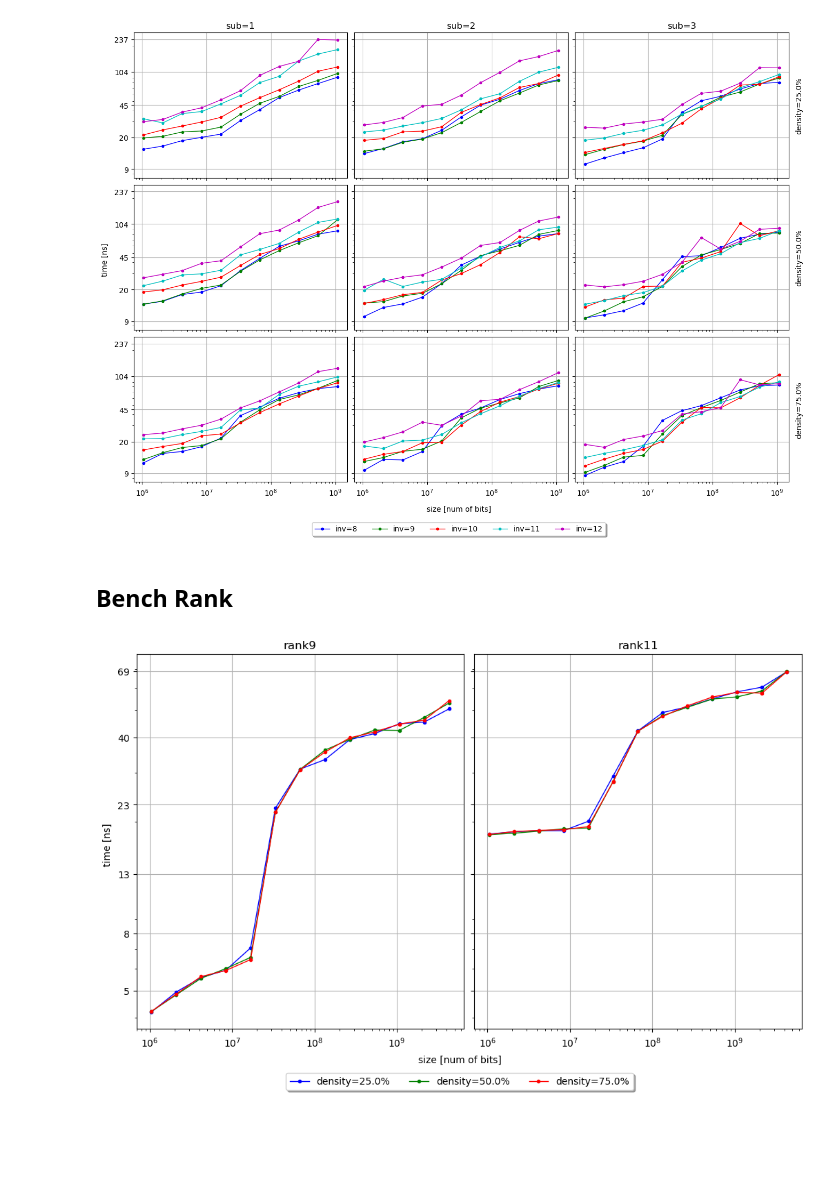
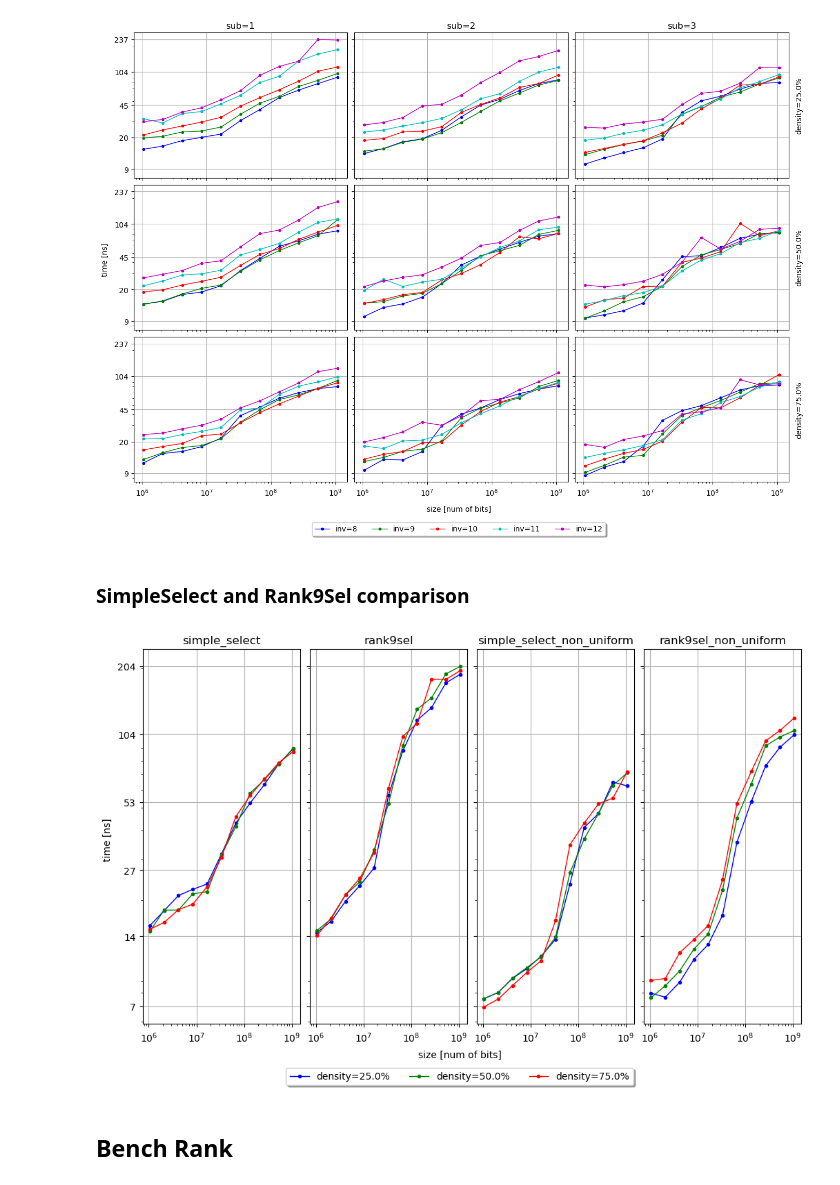
Before and after one commit to vigna/sux-rs, a Jupyter notebook: benches/plot-benches.ipynb, the cells around one changed output. Drawn from its saved outputs; the diff is of its cells as text; code cells hidden in the pictures; blank space fills up the shorter version.

```diff
--- a/benches/plot-benches.ipynb
+++ b/benches/plot-benches.ipynb
@@ -9,5 +69,5 @@ import numpy as np
 # %%
-path = "../target/criterion/select/"
+path = "../target/criterion/select_fixed2/"
 benches_list = []
 
 for dir in os.listdir(path):
@@ -73,5 +133,29 @@ fig.legend(handles=h1, loc='upper center', bbox_to_anchor=(0.5, -0.04), fancybox
 plt.show()
 # %% [output]
 [figure]
+# %% [markdown]
+### SimpleSelect and Rank9Sel comparison
+# %%
+simple_benches = load_benches("../target/criterion/simple_select/")
+rank9sel_benches = load_benches("../target/criterion/rank9sel/")
+
+simple_non_uniform_benches = load_benches("../target/criterion/simple_select_non_uniform/")
+rank9sel_non_uniform_benches = load_benches("../target/criterion/rank9sel_non_uniform/")
+# %%
+# remove rng ovehead
+rng_overhead = json.load(open("../target/criterion/rng_overhead/new/estimates.json"))["mean"]["point_estimate"]
+rng_non_uniform_overhead = json.load(open("../target/criterion/rng_non_uniform_overhead/new/estimates.json"))["mean"]["point_estimate"]
+
+simple_benches["mean"] -= rng_overhead
+rank9sel_benches["mean"] -= rng_overhead
+simple_non_uniform_benches["mean"] -= rng_non_uniform_overhead
+rank9sel_non_uniform_benches["mean"] -= rng_non_uniform_overhead
+# %%
+compare_benches([(simple_benches, "simple_select"),
+                 (rank9sel_benches, "rank9sel"),
+                 (simple_non_uniform_benches, "simple_select_non_uniform"),
+                 (rank9sel_non_uniform_benches, "rank9sel_non_uniform")])
+# %% [output]
+[figure, added]
 # %% [markdown]
 ## Bench Rank
@@ -108,39 +164,0 @@ rank11_benches = load_rank_benches("../target/criterion/rank11/")
-# %%
-colors = ['b','g','r','c','m']
-
-num_of_densities = 3
-
-fig, ax = plt.subplots(1, 2, constrained_layout=True, sharex=True, sharey=True, squeeze=False)
-fig.set_size_inches(10, 6)
-fig.text(0.5, -0.02, 'size [num of bits]', ha='center', va='center')
-fig.text(-0.01, 0.5, 'time [ns]', ha='center', va='center', rotation='vertical')
-
-
-for i, (name, group) in enumerate(rank9_benches.groupby(["dense"])):
-    ax[0,0].plot(group["size"], group["mean"], label=f"density={float(name[0])*100}%",
-                    color=colors[i], marker="o", markersize=3, linewidth=1.0)
-ax[0,0].set_title("rank9")
-ax[0,0].grid(True)
-ax[0,0].set_xscale("log")
-ax[0,0].set_yscale("log")
-
-for i, (name, group) in enumerate(rank11_benches.groupby(["dense"])):
-    ax[0,1].plot(group["size"], group["mean"], label=f"density={float(name[0])*100}%",
-                    color=colors[i], marker="o", markersize=3, linewidth=1.0)
-ax[0,1].set_title("rank11")
-ax[0,1].grid(True)
-ax[0,1].set_xscale("log")
-ax[0,1].set_yscale("log")
-
-means = np.sort(np.concatenate((rank9_benches["mean"].unique(), rank11_benches["mean"].unique()), axis=0))
-ticks = np.logspace(np.log10(means[0]), np.log10(means[-1]), num=6)
-ticks = list(map(lambda x: math.ceil(x), ticks))
-ax[0,0].set_yticks(ticks)
-ax[0,0].set_yticklabels(ticks)
-
-h1, l1 = ax[0,0].get_legend_handles_labels()
-fig.legend(handles=h1, loc='upper center', bbox_to_anchor=(0.5, -0.04), fancybox=True, shadow=True, ncol=5)
-
-plt.show()
-# %% [output]
-[figure, removed]
```
Also changed, not shown: parts of 6 cells of this notebook, 8 other files.
